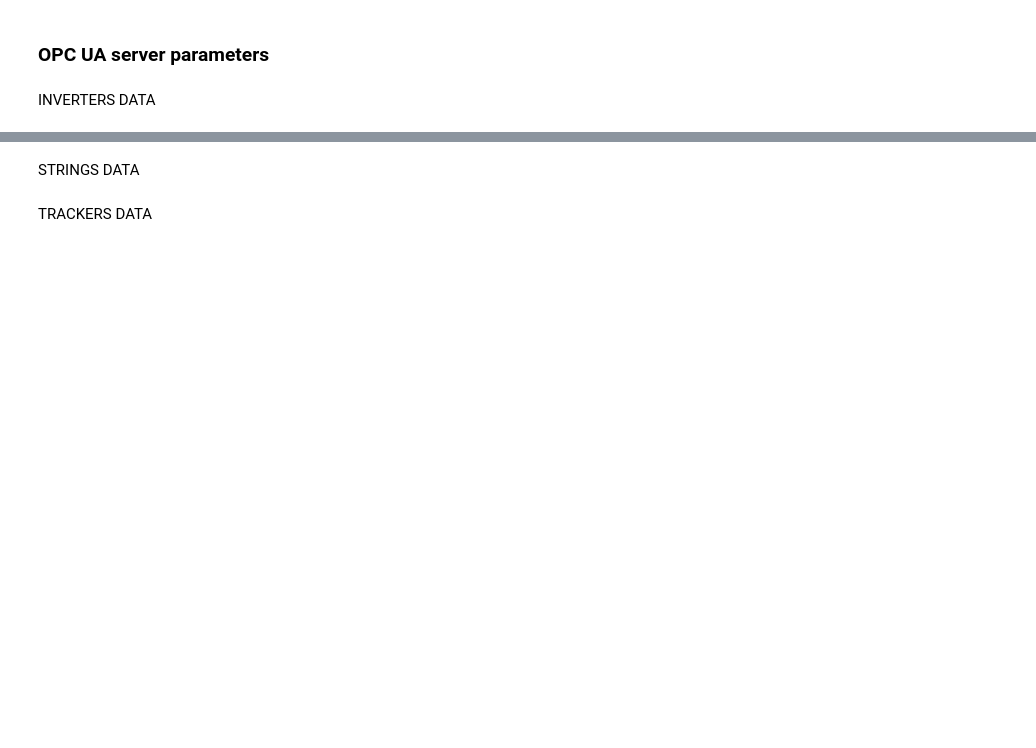
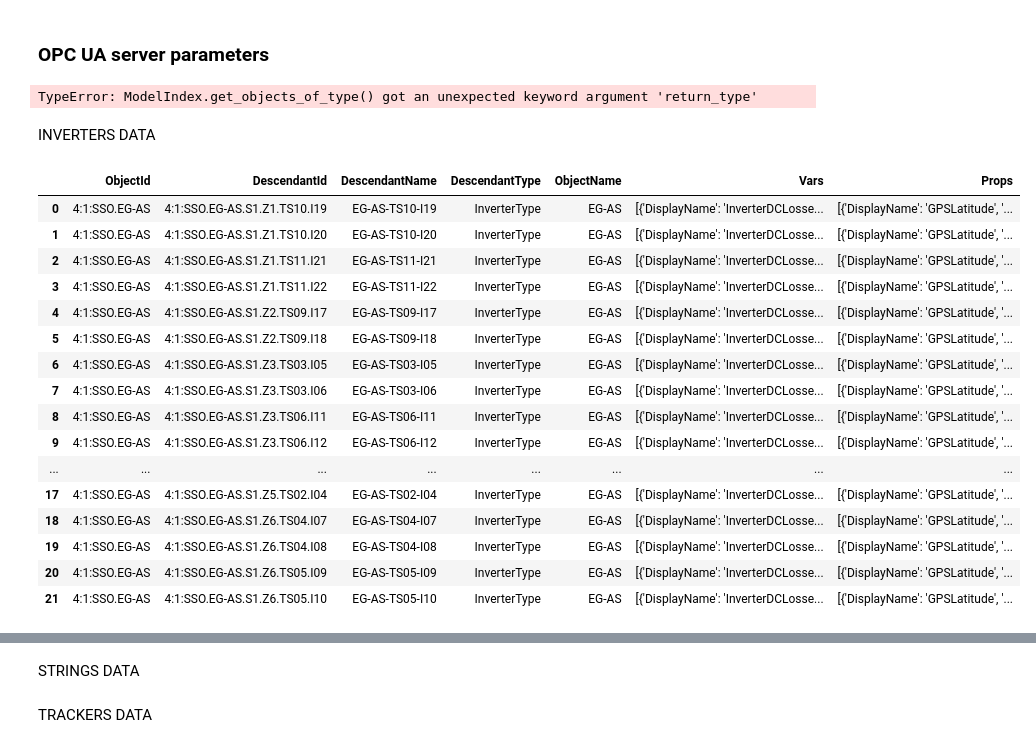
Before and after one commit to PrediktorAS/pyPrediktorMapClient, a Jupyter notebook: notebooks/Example_Data_Downloading.ipynb, the cells around one changed output, grey strips where cells are left out. Drawn from its saved outputs; the diff is of its cells as text; code cells hidden in the pictures; blank space fills up the shorter version.

Commit message:
Fixing minor errors and improvements

```diff
--- a/notebooks/Example_Data_Downloading.ipynb
+++ b/notebooks/Example_Data_Downloading.ipynb
@@ -52,8 +54,10 @@ pro_interval = 600000 # 10 minutes processing time
 agg_name = "Average"
 # %%
 # All the sites on the OPC server
-sites = mdx.get_objects_of_type('SiteType')
+sites = mdx.get_objects_of_type('SiteType', return_format="dataframe")
 sites
+# %% [output]
+TypeError: ModelIndex.get_objects_of_type() got an unexpected keyword argument 'return_type'
 # %%
 # Selecting specific site
 sitename = 'EG-AS'
@@ -62,8 +66,26 @@ site = sites[sites['DisplayName'] == sitename]
 INVERTERS DATA
 # %%
 # All the inverters on the site
-inverters = mdx.get_object_descendants("InverterType", site, "PV_Assets")
+inverters = mdx.as_dataframe(mdx.get_object_descendants("InverterType", site, "PV_Assets"))
 inverters
+# %% [output]
+|  | ObjectId | DescendantId | DescendantName | DescendantType | ObjectName | Vars | Props |
+| 0 | 4:1:SSO.EG-AS | 4:1:SSO.EG-AS.S1.Z1.TS10.I19 | EG-AS-TS10-I19 | InverterType | EG-AS | [{'DisplayName': 'InverterDCLosse... | [{'DisplayName': 'GPSLatitude', '... |
+| 1 | 4:1:SSO.EG-AS | 4:1:SSO.EG-AS.S1.Z1.TS10.I20 | EG-AS-TS10-I20 | InverterType | EG-AS | [{'DisplayName': 'InverterDCLosse... | [{'DisplayName': 'GPSLatitude', '... |
+| 2 | 4:1:SSO.EG-AS | 4:1:SSO.EG-AS.S1.Z1.TS11.I21 | EG-AS-TS11-I21 | InverterType | EG-AS | [{'DisplayName': 'InverterDCLosse... | [{'DisplayName': 'GPSLatitude', '... |
+| 3 | 4:1:SSO.EG-AS | 4:1:SSO.EG-AS.S1.Z1.TS11.I22 | EG-AS-TS11-I22 | InverterType | EG-AS | [{'DisplayName': 'InverterDCLosse... | [{'DisplayName': 'GPSLatitude', '... |
+| 4 | 4:1:SSO.EG-AS | 4:1:SSO.EG-AS.S1.Z2.TS09.I17 | EG-AS-TS09-I17 | InverterType | EG-AS | [{'DisplayName': 'InverterDCLosse... | [{'DisplayName': 'GPSLatitude', '... |
+| 5 | 4:1:SSO.EG-AS | 4:1:SSO.EG-AS.S1.Z2.TS09.I18 | EG-AS-TS09-I18 | InverterType | EG-AS | [{'DisplayName': 'InverterDCLosse... | [{'DisplayName': 'GPSLatitude', '... |
+| 6 | 4:1:SSO.EG-AS | 4:1:SSO.EG-AS.S1.Z3.TS03.I05 | EG-AS-TS03-I05 | InverterType | EG-AS | [{'DisplayName': 'InverterDCLosse... | [{'DisplayName': 'GPSLatitude', '... |
+| 7 | 4:1:SSO.EG-AS | 4:1:SSO.EG-AS.S1.Z3.TS03.I06 | EG-AS-TS03-I06 | InverterType | EG-AS | [{'DisplayName': 'InverterDCLosse... | [{'DisplayName': 'GPSLatitude', '... |
+| 8 | 4:1:SSO.EG-AS | 4:1:SSO.EG-AS.S1.Z3.TS06.I11 | EG-AS-TS06-I11 | InverterType | EG-AS | [{'DisplayName': 'InverterDCLosse... | [{'DisplayName': 'GPSLatitude', '... |
+| 9 | 4:1:SSO.EG-AS | 4:1:SSO.EG-AS.S1.Z3.TS06.I12 | EG-AS-TS06-I12 | InverterType | EG-AS | [{'DisplayName': 'InverterDCLosse... | [{'DisplayName': 'GPSLatitude', '... |
+| ... | ... | ... | ... | ... | ... | ... | ... |
+| 17 | 4:1:SSO.EG-AS | 4:1:SSO.EG-AS.S1.Z5.TS02.I04 | EG-AS-TS02-I04 | InverterType | EG-AS | [{'DisplayName': 'InverterDCLosse... | [{'DisplayName': 'GPSLatitude', '... |
+| 18 | 4:1:SSO.EG-AS | 4:1:SSO.EG-AS.S1.Z6.TS04.I07 | EG-AS-TS04-I07 | InverterType | EG-AS | [{'DisplayName': 'InverterDCLosse... | [{'DisplayName': 'GPSLatitude', '... |
+| 19 | 4:1:SSO.EG-AS | 4:1:SSO.EG-AS.S1.Z6.TS04.I08 | EG-AS-TS04-I08 | InverterType | EG-AS | [{'DisplayName': 'InverterDCLosse... | [{'DisplayName': 'GPSLatitude', '... |
+| 20 | 4:1:SSO.EG-AS | 4:1:SSO.EG-AS.S1.Z6.TS05.I09 | EG-AS-TS05-I09 | InverterType | EG-AS | [{'DisplayName': 'InverterDCLosse... | [{'DisplayName': 'GPSLatitude', '... |
+| 21 | 4:1:SSO.EG-AS | 4:1:SSO.EG-AS.S1.Z6.TS05.I10 | EG-AS-TS05-I10 | InverterType | EG-AS | [{'DisplayName': 'InverterDCLosse... | [{'DisplayName': 'GPSLatitude', '... |
 # %%
 # List of unique inverter variables
 inv_var_list = ['ACActivePower', 'ACCurrentAverage', 'ACCurrentPhaseA', 'ACCurrentPhaseB', 'ACCurrentPhaseC', 'ACDailyActiveEnergy', 'ACReactivePower', 'ACTotalActiveEnergy',
```
Also changed, not shown: parts of 5 cells of this notebook, 6 other files.
